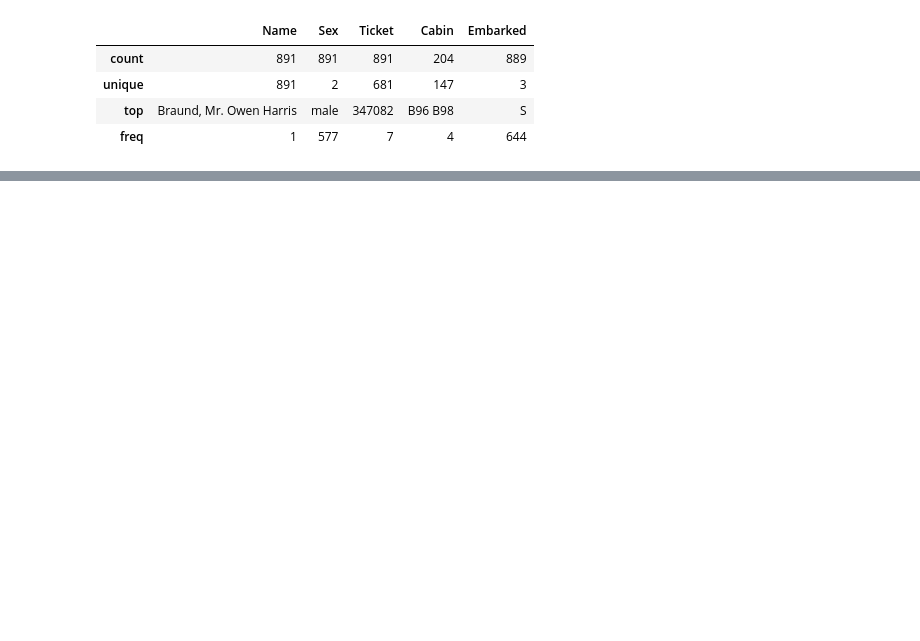
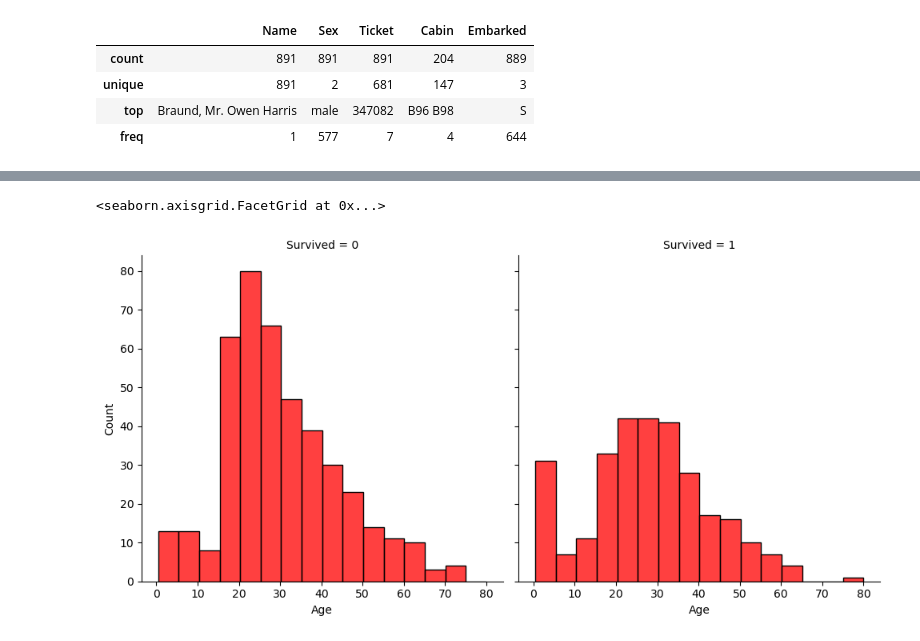
Before and after one commit to Brtsz8/titanic-machine-learning, a Jupyter notebook: titanic.ipynb, the cells around one changed output, grey strips where cells are left out. Cells and saved outputs as stored; diff of their text form; code cells hidden in the pictures; blank space fills up the shorter version.

```diff
--- a/titanic.ipynb
+++ b/titanic.ipynb
@@ -94,0 +116,6 @@ sns.heatmap(data_train.select_dtypes(include=["number"]).corr(),annot=True, cmap
+# %%
+#looking at the age plot -> will probably group it for easier, more readable data
+sns.displot(data_train, x='Age', col='Survived', binwidth=5, color="red")
+# %% [output]
+<seaborn.axisgrid.FacetGrid at 0x...>
+[figure, added]
```
Also changed, not shown: parts of 12 cells of this notebook.
